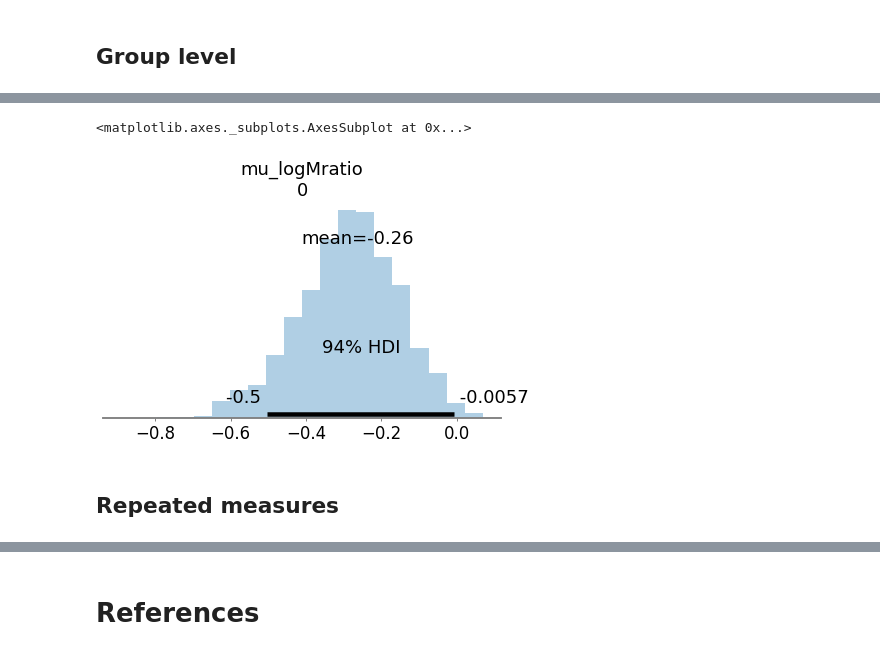
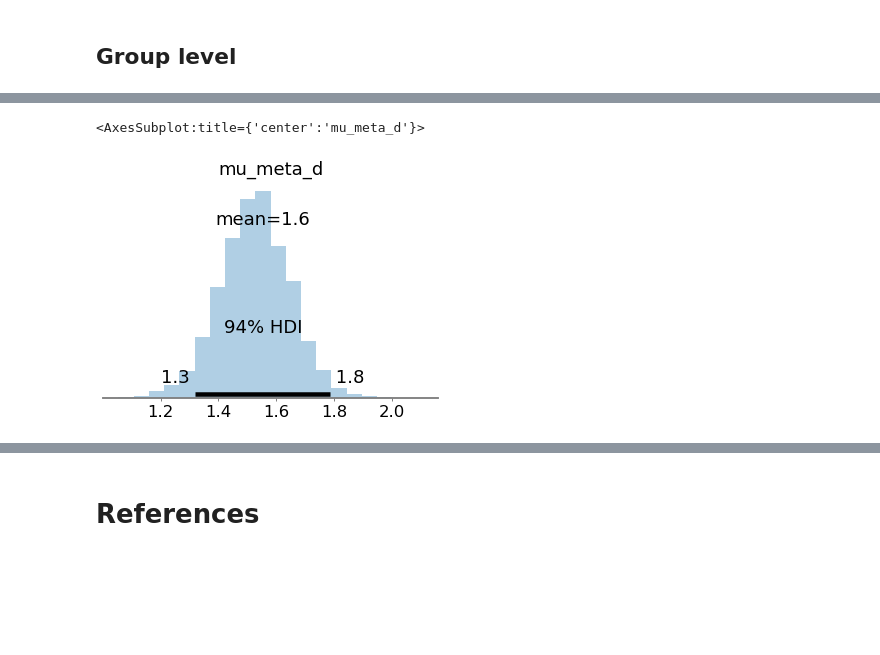
Before and after one commit to embodied-computation-group/metadpy, a Jupyter notebook: notebooks/QuickTour.ipynb, the cells around one changed output, grey strips where cells are left out. Cells and saved outputs as stored; diff of their text form; code cells hidden in the pictures; blank space fills up the shorter version.

```diff
--- a/notebooks/QuickTour.ipynb
+++ b/notebooks/QuickTour.ipynb
@@ -204,4 +201,5 @@ model, trace = hmetad(
     accuracy="Accuracy",
     confidence="Confidence",
     subject="Subject",
+    backend="numpyro"
 )
@@ -219,7 +206,5 @@ The estimated number of effective samples is smaller than 200 for some parameter
 # %%
-az.plot_posterior(trace, var_names=["mu_logMratio"], kind="hist", bins=20)
+az.plot_posterior(trace, var_names=["mu_meta_d"], kind="hist", bins=20)
 # %% [output]
-<matplotlib.axes._subplots.AxesSubplot at 0x...>
+<AxesSubplot:title={'center':'mu_meta_d'}>
-[figure, old version]
+[figure, new version]
-# %% [markdown]
-## Repeated measures
```
Also changed, not shown: parts of 18 cells of this notebook, 14 other files.
